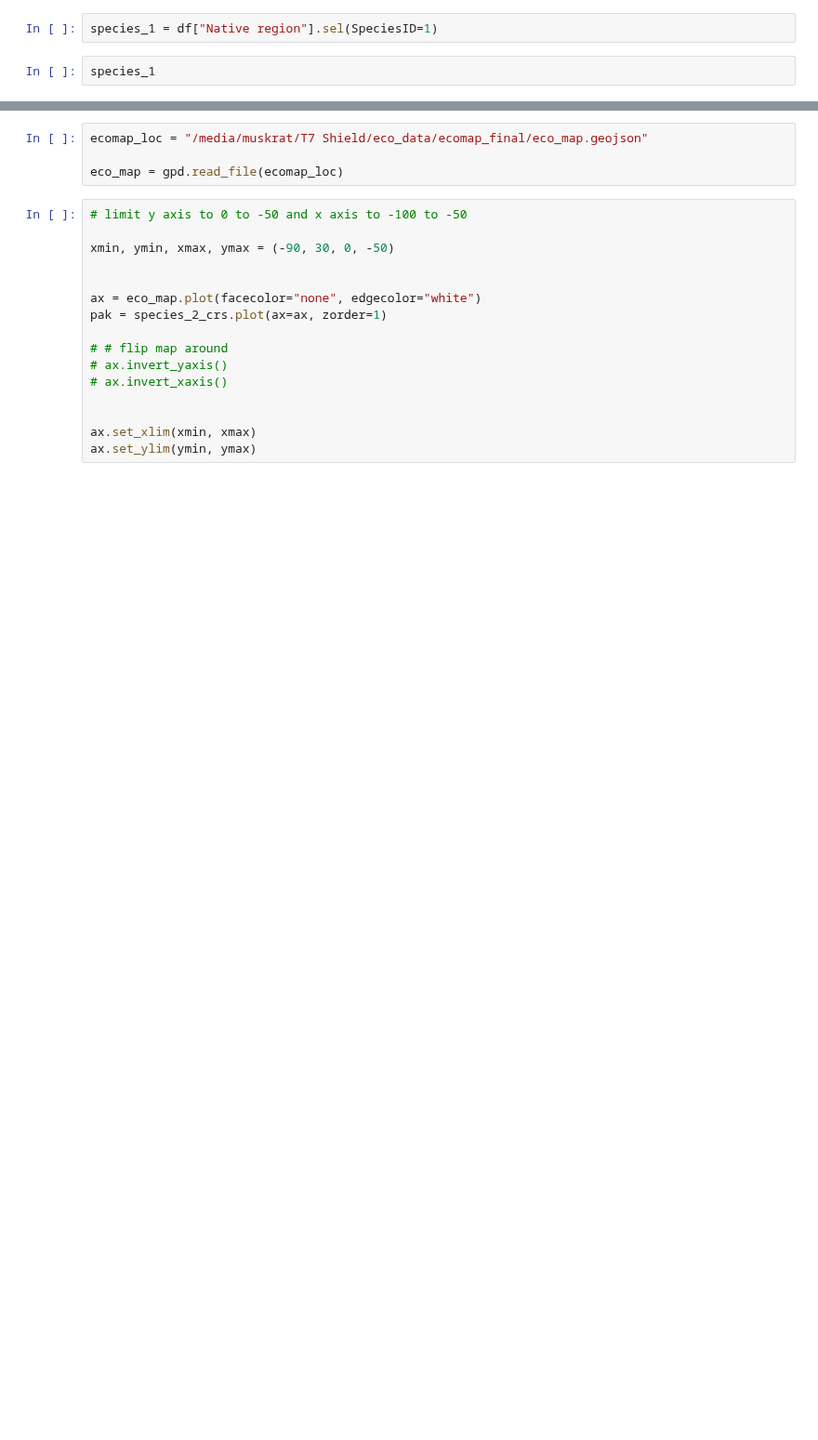
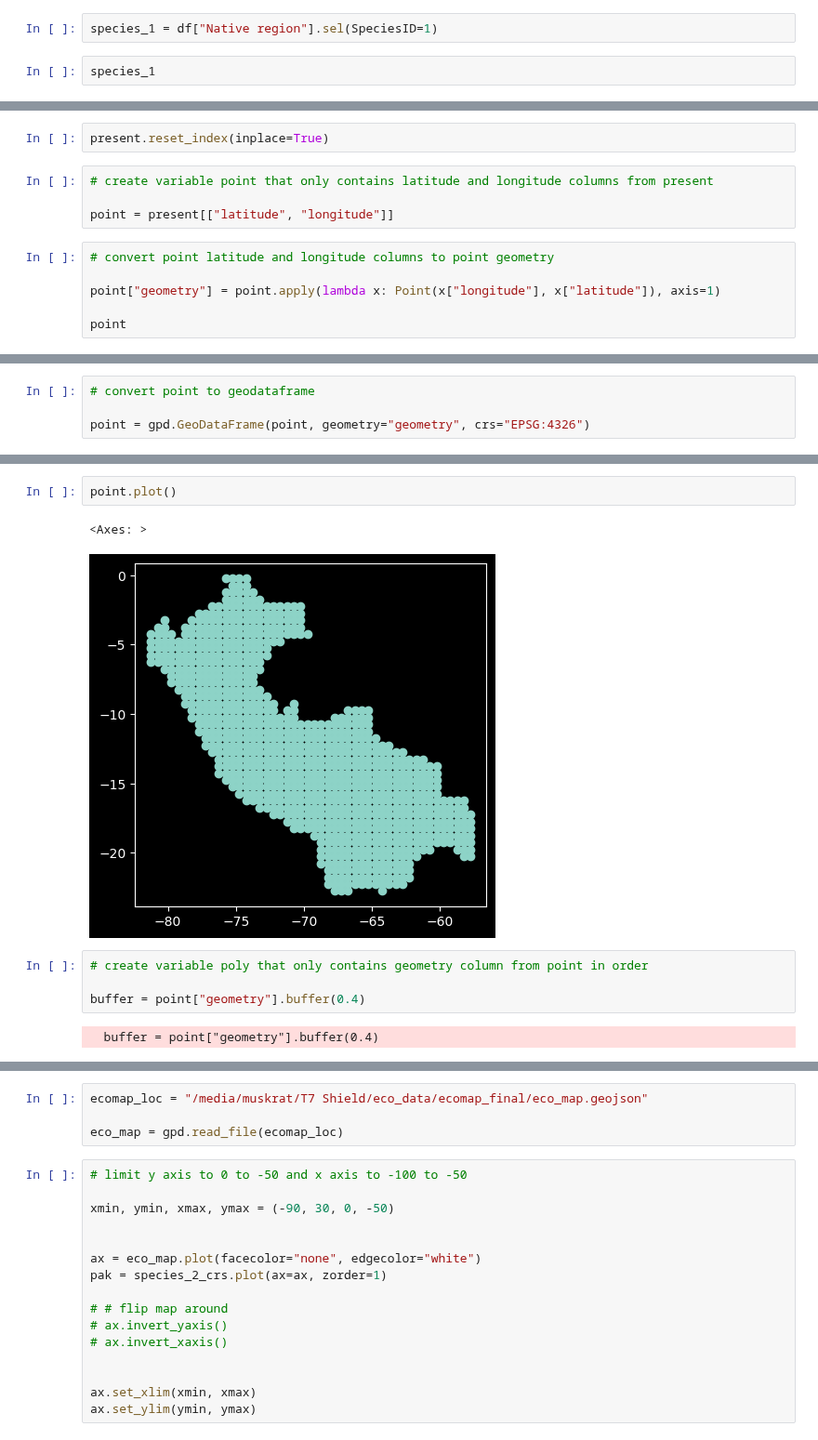
Before and after one commit to sl354207/eco_python, a Jupyter notebook: native/jann_test.ipynb, the cells around one changed output, grey strips where cells are left out. Shown at 93% size. Saved outputs shown, nothing was run; the diff lists cells and outputs as text; blank space fills up the shorter version.

Commit message:
convert jann netcdf to geodataframe

```diff
--- a/native/jann_test.ipynb
+++ b/native/jann_test.ipynb
@@ -33,0 +63,12 @@ species_1_crs.rio.crs
+# %%
+present.reset_index(inplace=True)
+# %%
+# create variable point that only contains latitude and longitude columns from present
+
+point = present[["latitude", "longitude"]]
+# %%
+# convert point latitude and longitude columns to point geometry
+
+point["geometry"] = point.apply(lambda x: Point(x["longitude"], x["latitude"]), axis=1)
+
+point
@@ -33,0 +89,4 @@ species_1_crs.rio.crs
+# %%
+# convert point to geodataframe
+
+point = gpd.GeoDataFrame(point, geometry="geometry", crs="EPSG:4326")
@@ -33,0 +109,11 @@ species_1_crs.rio.crs
+# %%
+point.plot()
+# %% [output]
+<Axes: >
+[figure, added]
+# %%
+# create variable poly that only contains geometry column from point in order
+
+buffer = point["geometry"].buffer(0.4)
+# %% [output]
+  buffer = point["geometry"].buffer(0.4)
```
Also changed, not shown: parts of 30 cells of this notebook, 5 other files.
